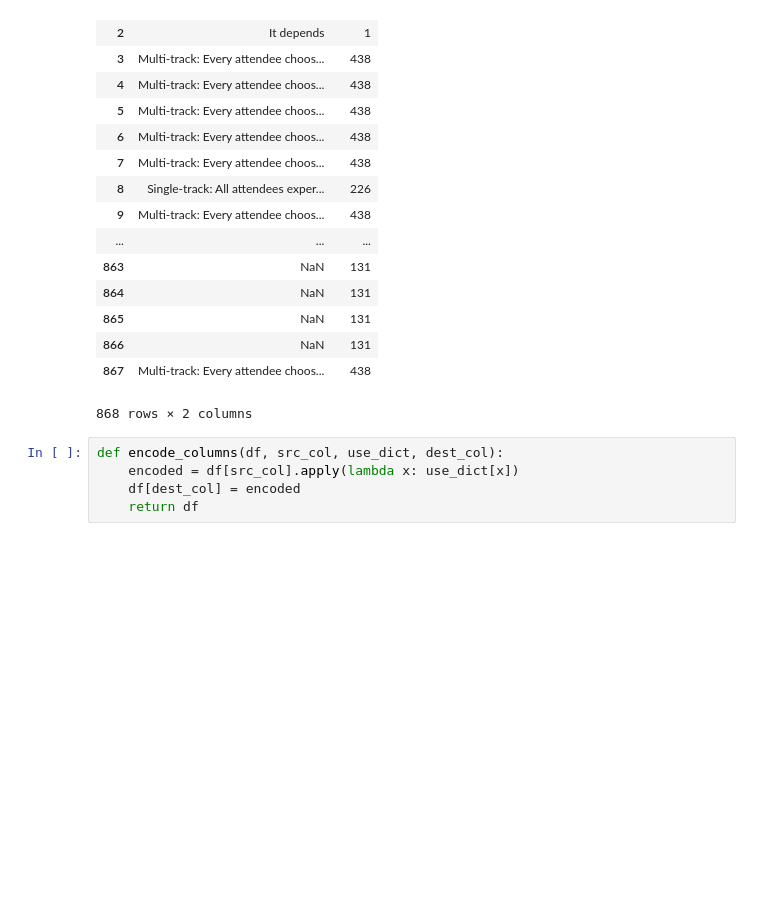
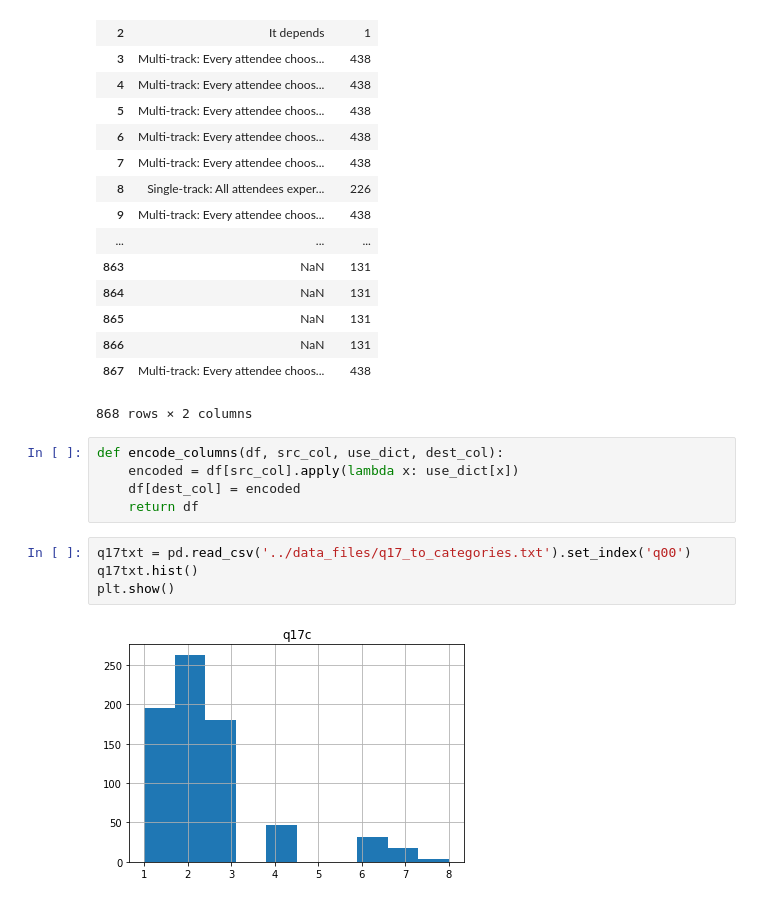
Before and after one commit to PersonaPredicta/Survey_Says..., a Jupyter notebook: kev/kworking_mixed_questions.ipynb, the cells around one changed output. Cells and saved outputs as stored; diff of their text form; blank space fills up the shorter version.

```diff
--- a/kev/kworking_mixed_questions.ipynb
+++ b/kev/kworking_mixed_questions.ipynb
@@ -292,3 +293,9 @@ def encode_columns(df, src_col, use_dict, dest_col):
     encoded = df[src_col].apply(lambda x: use_dict[x])
     df[dest_col] = encoded
     return df
+# %%
+q17txt = pd.read_csv('../data_files/q17_to_categories.txt').set_index('q00')
+q17txt.hist()
+plt.show()
+# %% [output]
+[figure, added]
```
Also changed, not shown: parts of 2 cells of this notebook, 2 other files.
